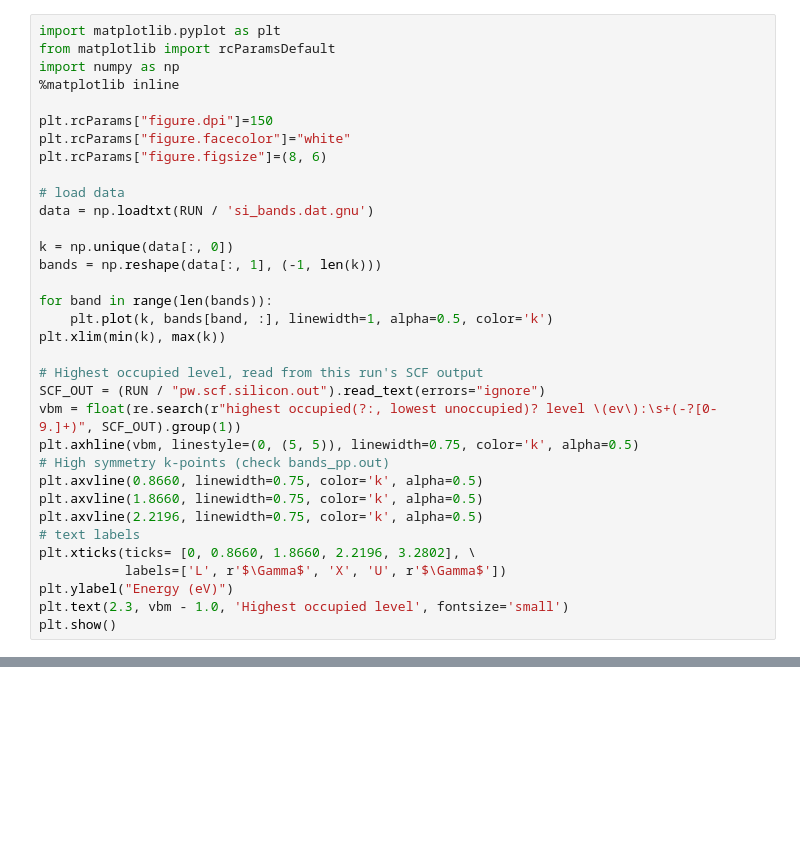
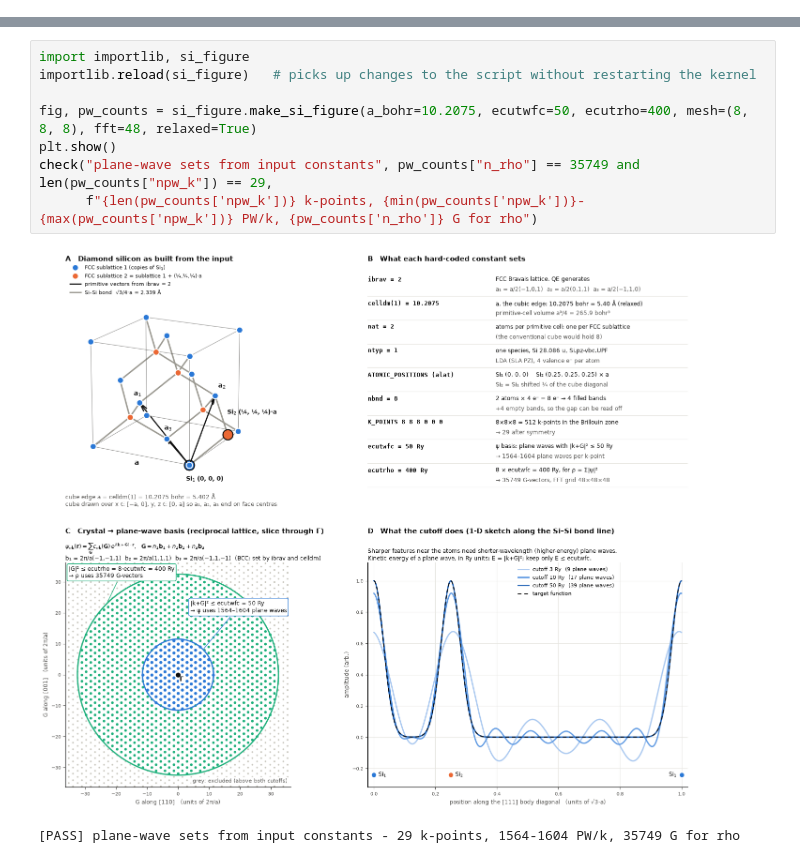
Before and after one commit to ADam1an1/bulk_solids, a Jupyter notebook: insulator_bandgap.ipynb, the cells around one changed output, grey strips where cells are left out. Cells and saved outputs as stored; diff of their text form; blank space fills up the shorter version.

```diff
--- a/insulator_bandgap.ipynb
+++ b/insulator_bandgap.ipynb
@@ -374,34 +0,0 @@ check("bands.x wrote data", (RUN / "si_bands.dat.gnu").exists())
-# %%
-import matplotlib.pyplot as plt
-from matplotlib import rcParamsDefault
-import numpy as np
-%matplotlib inline
-
-plt.rcParams["figure.dpi"]=150
-plt.rcParams["figure.facecolor"]="white"
-plt.rcParams["figure.figsize"]=(8, 6)
-
-# load data
-data = np.loadtxt(RUN / 'si_bands.dat.gnu')
-
-k = np.unique(data[:, 0])
-bands = np.reshape(data[:, 1], (-1, len(k)))
-
-for band in range(len(bands)):
-    plt.plot(k, bands[band, :], linewidth=1, alpha=0.5, color='k')
-plt.xlim(min(k), max(k))
-
-# Highest occupied level, read from this run's SCF output
-SCF_OUT = (RUN / "pw.scf.silicon.out").read_text(errors="ignore")
-vbm = float(re.search(r"highest occupied(?:, lowest unoccupied)? level \(ev\):\s+(-?[0-9.]+)", SCF_OUT).group(1))
-plt.axhline(vbm, linestyle=(0, (5, 5)), linewidth=0.75, color='k', alpha=0.5)
-# High symmetry k-points (check bands_pp.out)
-plt.axvline(0.8660, linewidth=0.75, color='k', alpha=0.5)
-plt.axvline(1.8660, linewidth=0.75, color='k', alpha=0.5)
-plt.axvline(2.2196, linewidth=0.75, color='k', alpha=0.5)
-# text labels
-plt.xticks(ticks= [0, 0.8660, 1.8660, 2.2196, 3.2802], \
-           labels=['L', r'$\Gamma$', 'X', 'U', r'$\Gamma$'])
-plt.ylabel("Energy (eV)")
-plt.text(2.3, vbm - 1.0, 'Highest occupied level', fontsize='small')
-plt.show()
@@ -409,0 +652,11 @@ plt.show()
+# %%
+import importlib, si_figure
+importlib.reload(si_figure)   # picks up changes to the script without restarting the kernel
+
+fig, pw_counts = si_figure.make_si_figure(a_bohr=10.2075, ecutwfc=50, ecutrho=400, mesh=(8, 8, 8), fft=48, relaxed=True)
+plt.show()
+check("plane-wave sets from input constants", pw_counts["n_rho"] == 35749 and len(pw_counts["npw_k"]) == 29,
+      f"{len(pw_counts['npw_k'])} k-points, {min(pw_counts['npw_k'])}-{max(pw_counts['npw_k'])} PW/k, {pw_counts['n_rho']} G for rho")
+# %% [output]
+[figure, added]
+[PASS] plane-wave sets from input constants - 29 k-points, 1564-1604 PW/k, 35749 G for rho
```
Also changed, not shown: parts of 88 cells of this notebook, 6 other files.
